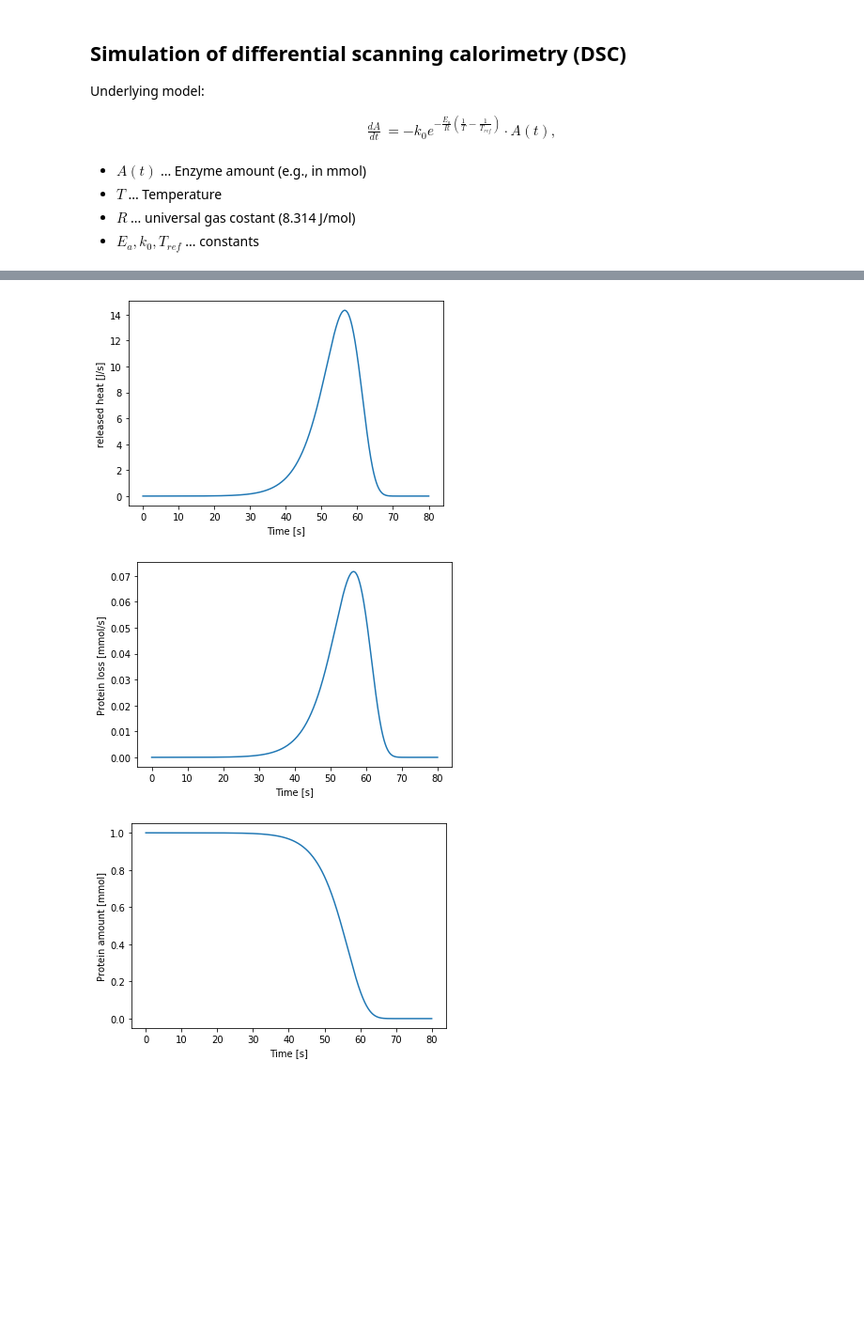
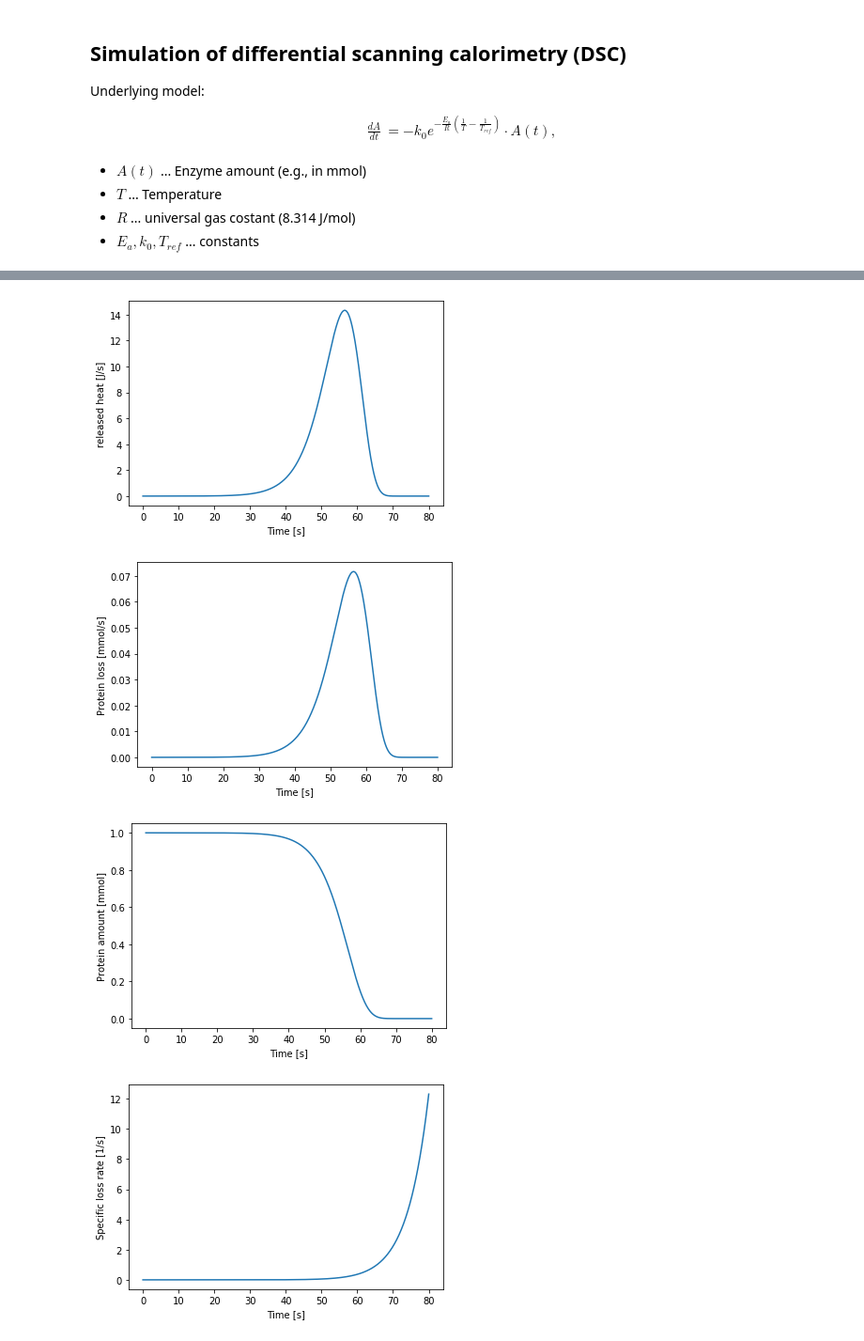
Before and after one commit to s-sauer/MH1, a Jupyter notebook: MH2_7_DSC.ipynb, the cells around one changed output, grey strips where cells are left out. Shown at 94% size. Saved outputs shown, nothing was run; the diff lists cells and outputs as text; code cells hidden in the pictures; blank space fills up the shorter version.

```diff
--- a/MH2_7_DSC.ipynb
+++ b/MH2_7_DSC.ipynb
@@ -39,30 +39,37 @@ sol_DSC = solve_ivp(rhs_DSC, [0,T_max], [protein_init], t_eval=np.linspace(0,T_m
 protein = sol_DSC.y.T # activity
 time = sol_DSC.t
 
 protein_loss = np.array([- rhs_DSC(t, P)[0]  for (t,P) in zip(time, protein)])
 heat = E_a * protein_loss
+specific_rate = k0* np.exp(-E_a/R*(1/T(time)-1/T_ref))
 
 plt.plot(time, T(time)-273.15)
 plt.xlabel('Time [s]')
 plt.ylabel('Temperature [C]')
 plt.show()
 
 plt.plot(time, heat)
 plt.xlabel('Time [s]')
 plt.ylabel('released heat [J/s]')
 plt.show()
 
 plt.plot(time, protein_loss)
 plt.xlabel('Time [s]')
 plt.ylabel('Protein loss [mmol/s]')
 plt.show()
 
 plt.plot(time, protein)
 plt.xlabel('Time [s]')
 plt.ylabel('Protein amount [mmol]')
 plt.show()
+
+plt.plot(time, specific_rate)
+plt.xlabel('Time [s]')
+plt.ylabel('Specific loss rate [1/s]')
+plt.show()
 # %% [output]
 [figure]
 [figure]
 [figure]
 [figure]
+[figure, added]
```
Also changed, not shown: 1 other file.
